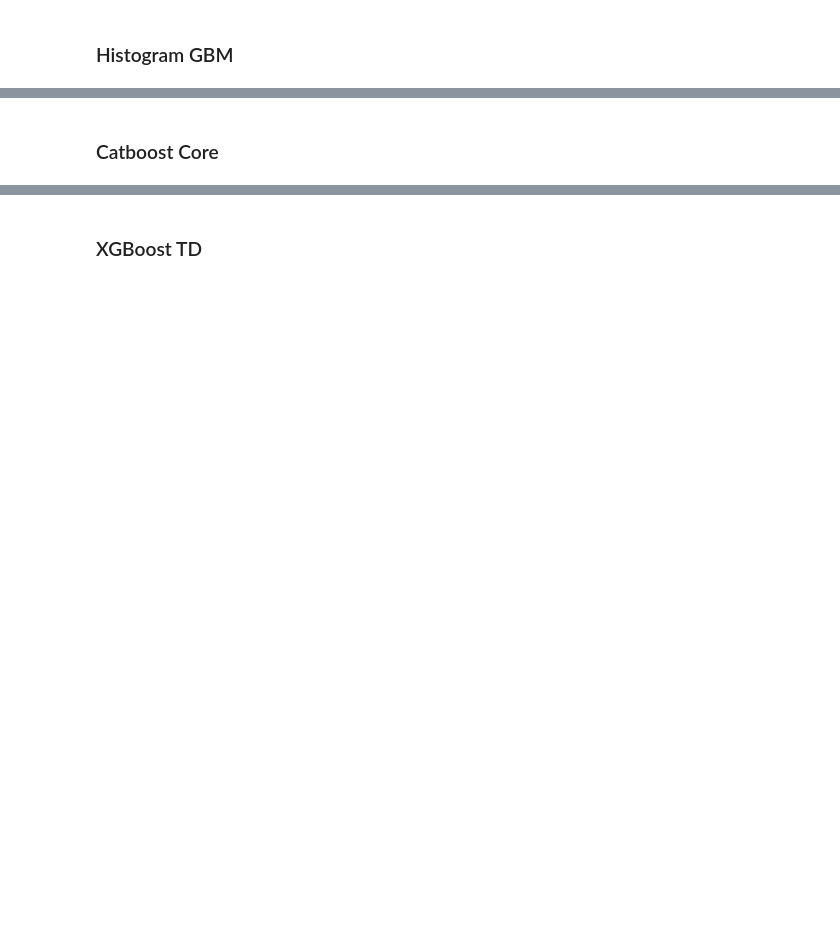
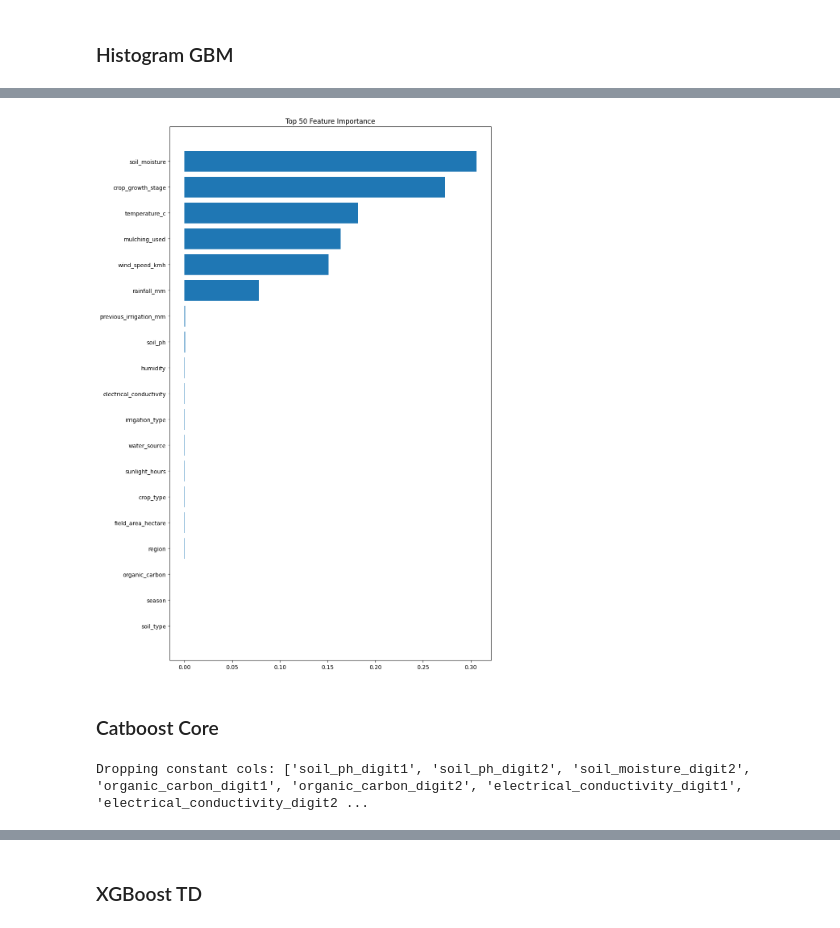
Before and after one commit to Aryan-Kaisth/Kaggle-Competitions, a Jupyter notebook: S6E4-Irrigation-Need/notebooks/experiments.ipynb, the cells around one changed output, grey strips where cells are left out. Drawn from its saved outputs; the diff is of its cells as text; code cells hidden in the pictures; blank space fills up the shorter version.

```diff
--- a/S6E4-Irrigation-Need/notebooks/experiments.ipynb
+++ b/S6E4-Irrigation-Need/notebooks/experiments.ipynb
@@ -134,3 +104,0 @@ test_data = test_data[['soil_lt_25', 'temp_gt_30', 'rain_lt_300', 'wind_gt_10',
-# %%
-combined = pd.concat([X, test_data])
-combined = pd.get_dummies(combined, columns=['crop_growth_stage'])
@@ -283,2 +283,20 @@ Saving file to: artifacts\test_proba\Logistic_seed42_v21_test_proba.csv
 # %% [markdown]
 ### Histogram GBM
+# %%
+X, bigram_cols = create_cat_bigrams(X, config.BASE_CAT_COLS)
+test_data, _ = create_cat_bigrams(test_data, config.BASE_CAT_COLS)
+
+X, trigram_cols = create_cat_trigrams(X, config.BASE_CAT_COLS)
+test_data, _ = create_cat_trigrams(test_data, config.BASE_CAT_COLS)
+
+ngram_cols = bigram_cols + trigram_cols
+
+for col in ngram_cols:
+    combined = pd.concat([X[col], test_data[col]], axis=0).astype(str)
+
+    labels, _ = pd.factorize(combined)
+
+    n_train = len(X)
+
+    X[col] = labels[:n_train]
+    test_data[col] = labels[n_train:]
@@ -286,4 +316,7 @@ Saving file to: artifacts\test_proba\Logistic_seed42_v21_test_proba.csv
 # List of numerical and categorical features
 num_cols = X.select_dtypes(include='number').columns.to_list()
 cat_cols = X.select_dtypes(exclude='number').columns.to_list()
+
+X[cat_cols] = X[cat_cols].astype('category')
+test_data[cat_cols] = test_data[cat_cols].astype('category')
 # %%
@@ -417,2 +422,25 @@ KeyboardInterrupt:
+# %%
+fi = permutation_importance(
+	model,
+	X_valid,
+	y_valid,
+	scoring=agnostic_bacc_scorer,
+	n_repeats=1,
+	n_jobs=-1,
+	random_state=config.SEED
+)
+
+fi_df = pd.DataFrame({
+	"feature": X_valid.columns,
+	"importance": fi.importances_mean
+}).sort_values("importance", ascending=False).head(50)
+
+fig, ax = plt.subplots(figsize=(10, 14))
+ax.barh(fi_df["feature"][::-1], fi_df["importance"][::-1])
+ax.set_title("Top 50 Feature Importance")
+fig.tight_layout()
+plt.show()
+# %% [output]
+[figure, added]
 # %% [markdown]
 ### Catboost Core
@@ -517,0 +451,7 @@ for df in [X, test_data]:
+# %%
+DROP = [c for c in X.columns if X[c].nunique() == 1]
+print(f"Dropping constant cols: {DROP}")
+X.drop(columns=DROP, inplace=True)
+test_data.drop(columns=DROP, inplace=True)
+# %% [output]
+Dropping constant cols: ['soil_ph_digit1', 'soil_ph_digit2', 'soil_moisture_digit2', 'organic_carbon_digit1', 'organic_carbon_digit2', 'electrical_conductivity_digit1', 'electrical_conductivity_digit2 ...
```
Also changed, not shown: parts of 28 cells of this notebook.
